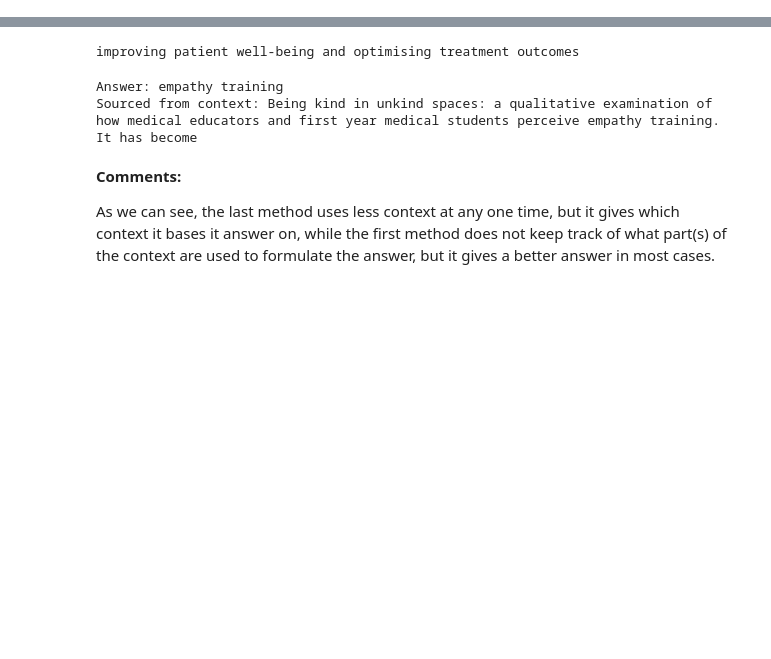
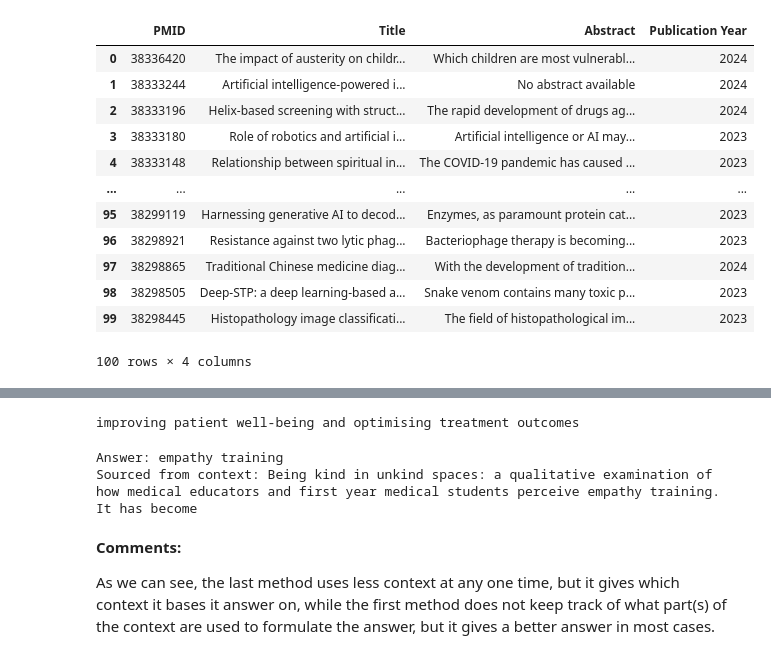
Before and after one commit to ArnavSinghal1218/Group-31-NLP, a Jupyter notebook: question_answering_pubmed_v2_colab.ipynb, the cells around one changed output, grey strips where cells are left out. Drawn from its saved outputs; the diff is of its cells as text; code cells hidden in the pictures; blank space fills up the shorter version.

```diff
--- a/question_answering_pubmed_v2_colab.ipynb
+++ b/question_answering_pubmed_v2_colab.ipynb
@@ -41,6 +47,21 @@ embeddings = txtai.Embeddings({"path": "neuml/pubmedbert-base-embeddings", "cont
 # %%
 df = pd.read_csv("pubmed_articles_first_9999.csv")
 df_subset_100 = df.head(100)
+df_subset_100
+# %% [output]
+|  | PMID | Title | Abstract | Publication Year |
+| 0 | 38336420 | The impact of austerity on childr... | Which children are most vulnerabl... | 2024 |
+| 1 | 38333244 | Artificial intelligence-powered i... | No abstract available | 2024 |
+| 2 | 38333196 | Helix-based screening with struct... | The rapid development of drugs ag... | 2024 |
+| 3 | 38333180 | Role of robotics and artificial i... | Artificial intelligence or AI may... | 2023 |
+| 4 | 38333148 | Relationship between spiritual in... | The COVID-19 pandemic has caused ... | 2023 |
+| ... | ... | ... | ... | ... |
+| 95 | 38299119 | Harnessing generative AI to decod... | Enzymes, as paramount protein cat... | 2023 |
+| 96 | 38298921 | Resistance against two lytic phag... | Bacteriophage therapy is becoming... | 2023 |
+| 97 | 38298865 | Traditional Chinese medicine diag... | With the development of tradition... | 2024 |
+| 98 | 38298505 | Deep-STP: a deep learning-based a... | Snake venom contains many toxic p... | 2023 |
+| 99 | 38298445 | Histopathology image classificati... | The field of histopathological im... | 2023 |
+100 rows × 4 columns
 # %%
 # Index the documents
 start = time.time()
```
Also changed, not shown: parts of 6 cells of this notebook.
